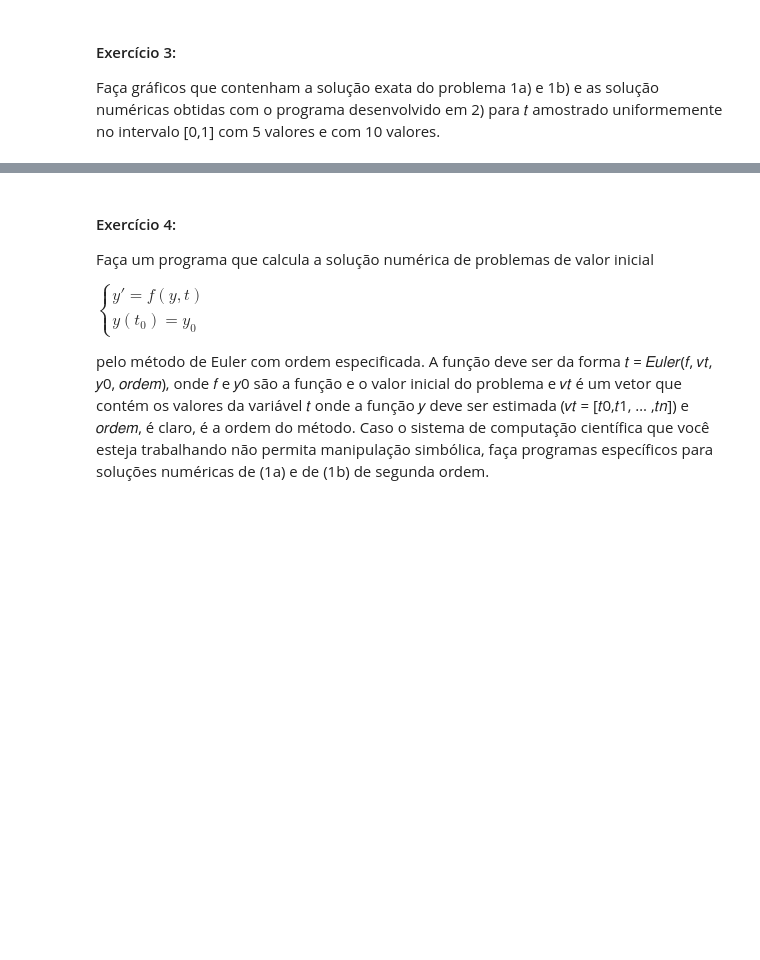
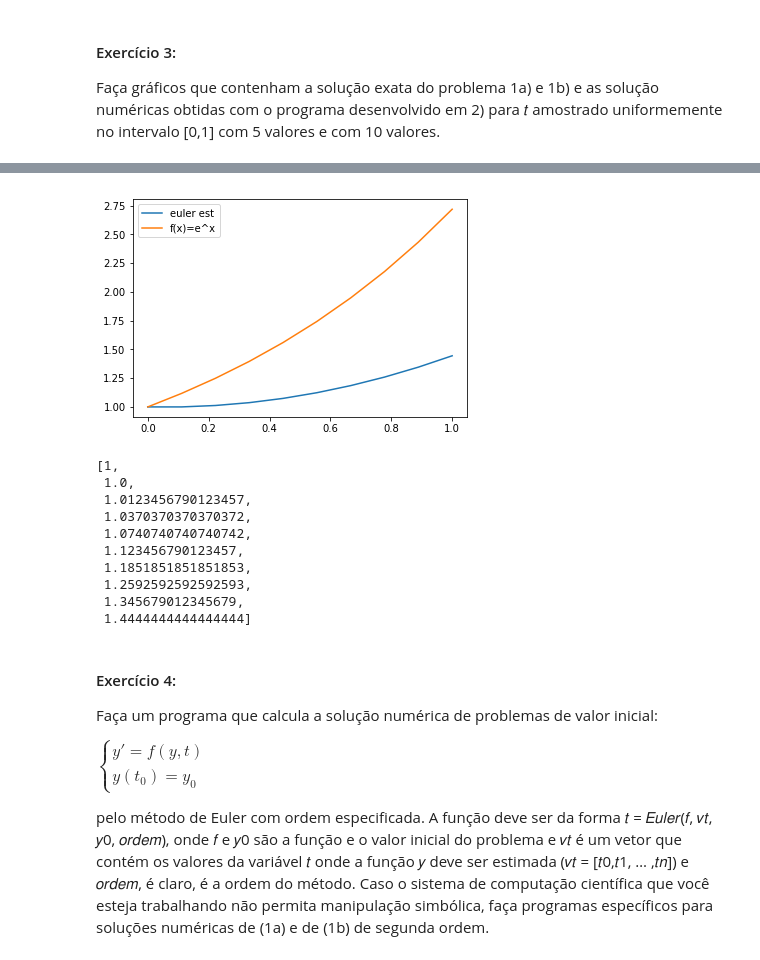
Before and after one commit to fernandascovino/FGV_Numerical_Analysis, a Jupyter notebook: 09-11_numerical_integration.ipynb, the cells around one changed output, grey strips where cells are left out. Saved outputs shown, nothing was run; the diff lists cells and outputs as text; code cells hidden in the pictures; blank space fills up the shorter version.

```diff
--- a/09-11_numerical_integration.ipynb
+++ b/09-11_numerical_integration.ipynb
@@ -156,7 +140,33 @@ euler_1a_ordem(f, vt, y0)
+# %%
+est = euler_1a_ordem(f, vt10, y0)
+
+plt.plot(vt10, est, label='euler est')
+
+# Solução analítica: f(x) = e^x
+f1 = lambda t: np.exp(t)
+y1 = [f1(x) for x in vt10]
+
+plt.plot(vt10, y1, label='f(x)=e^x')
+plt.legend()
+plt.show()
+
+est
+# %% [output]
+[figure, added]
+[1,
+ 1.0,
+ 1.0123456790123457,
+ 1.0370370370370372,
+ 1.0740740740740742,
+ 1.123456790123457,
+ 1.1851851851851853,
+ 1.2592592592592593,
+ 1.345679012345679,
+ 1.4444444444444444]
 # %% [markdown]
 #### Exercício 4:
 
-Faça um programa que calcula a solução numérica de problemas de valor inicial
+Faça um programa que calcula a solução numérica de problemas de valor inicial:
 
 $\begin{cases} y′ = f(y,t) \\ y(t_{0}) = y_0 \end{cases}$
 
```
Also changed, not shown: parts of 16 cells of this notebook.
